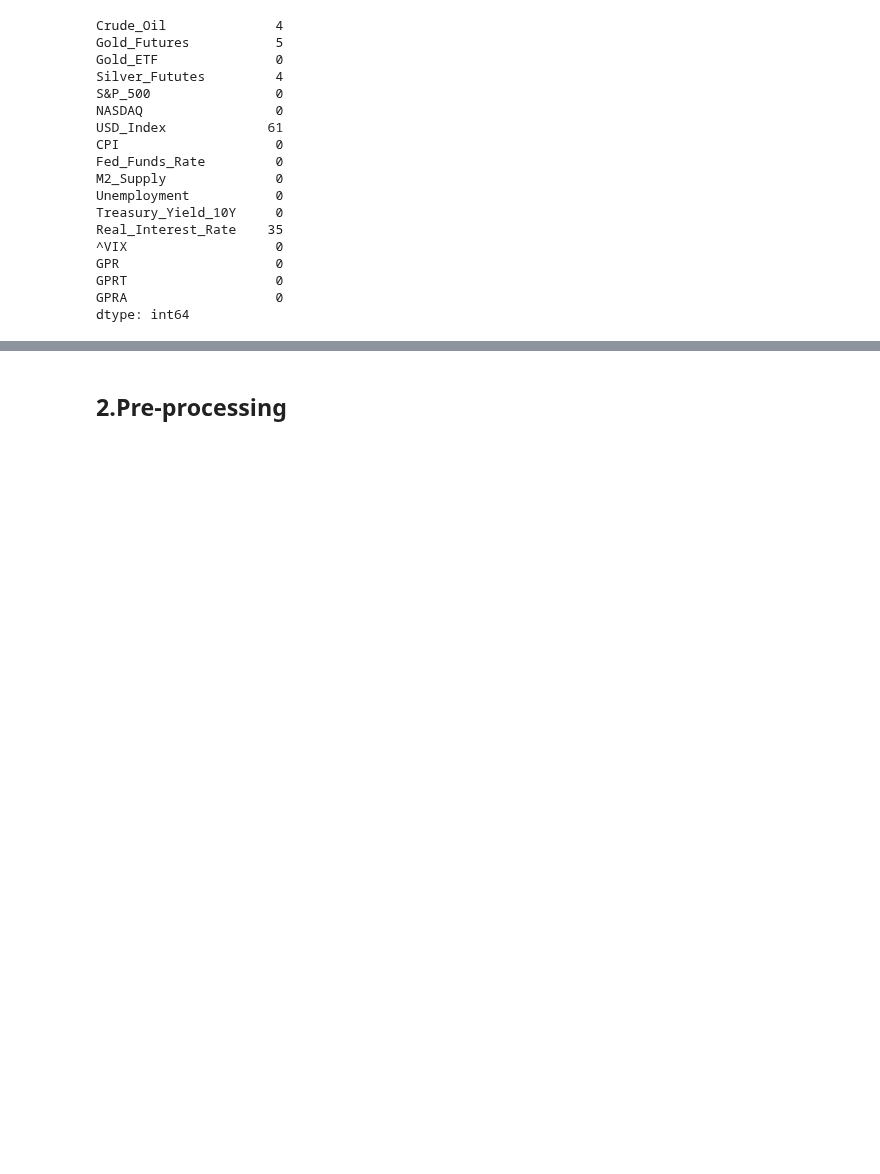
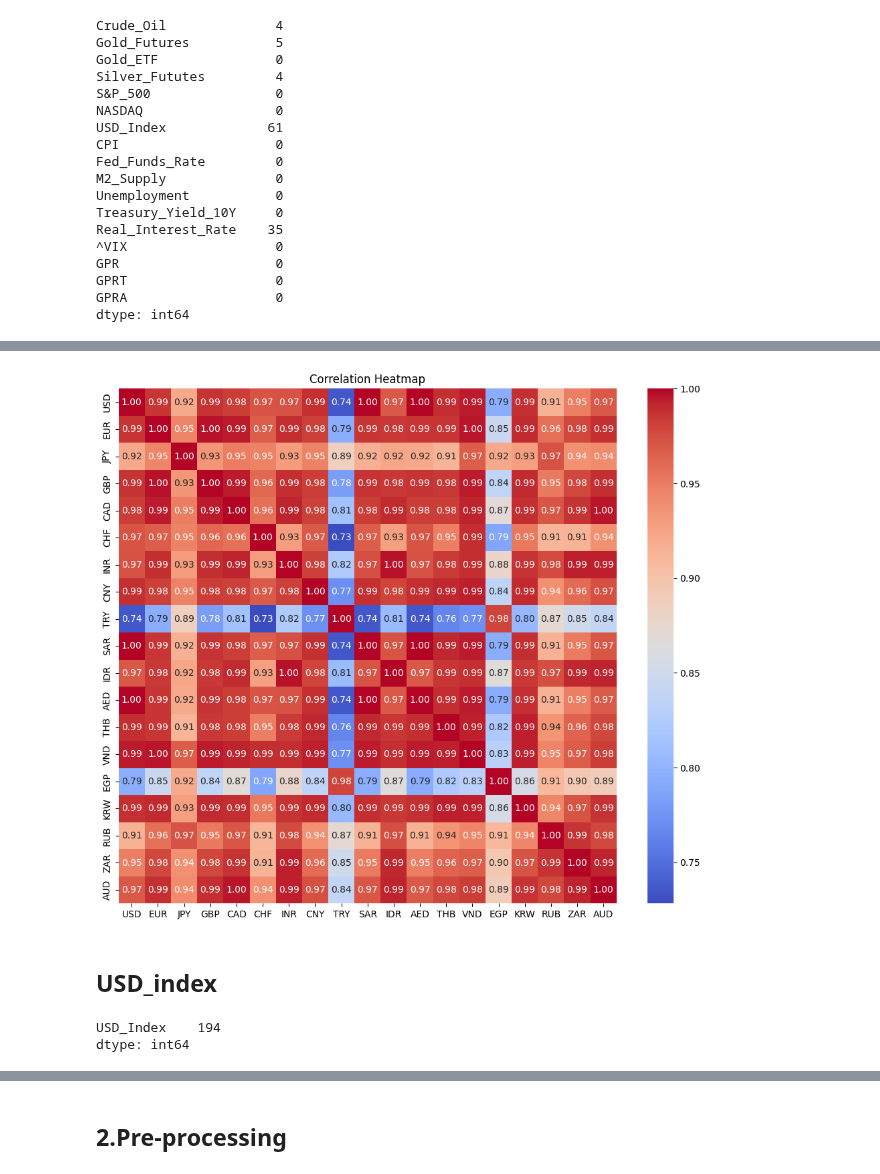
Before and after one commit to HuyPham171-hub/gold-price-prediction, a Jupyter notebook: explore.ipynb, the cells around one changed output, grey strips where cells are left out. Drawn from its saved outputs; the diff is of its cells as text; code cells hidden in the pictures; blank space fills up the shorter version.

Commit message:
study corr gold spot and usd null

```diff
--- a/explore.ipynb
+++ b/explore.ipynb
@@ -95,0 +100,10 @@ dtype: int64
+# %%
+gold_spot = pd.read_excel(
+    "data/Gold_price_averages_in_a range_of_currencies_since_1978.xlsx",
+    sheet_name='Monthly_Avg',
+    header=5
+)
+gold_spot = gold_spot.loc[:, ~gold_spot.columns.str.startswith("Unnamed")]
+gold_spot["Date"] = pd.to_datetime(gold_spot["Date"], errors="coerce")
+gold_spot.set_index("Date", inplace=True)
+print(gold_spot.columns.tolist())
@@ -95,0 +147,10 @@ dtype: int64
+# %%
+gold_corr = gold_spot.corr()
+plt.figure(figsize=(12, 10))
+sns.heatmap(gold_corr, annot=True, cmap='coolwarm', fmt=".2f")
+plt.title("Correlation Heatmap")
+plt.show()
+# %% [output]
+[figure, added]
+# %% [markdown]
+## USD_index
@@ -95,0 +161,5 @@ dtype: int64
+# %%
+usd_data.isnull().sum()
+# %% [output]
+USD_Index    194
+dtype: int64
```
Also changed, not shown: parts of 8 cells of this notebook, 5 other files.
